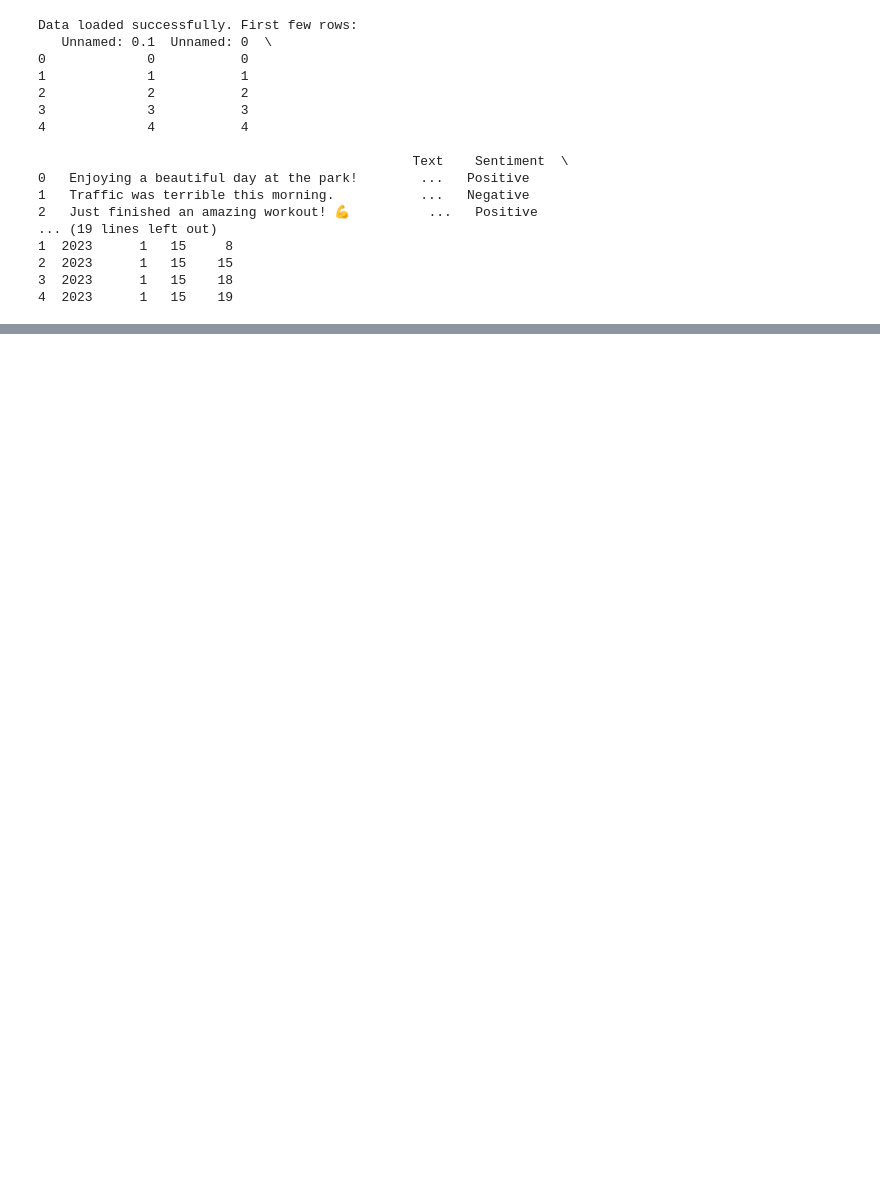
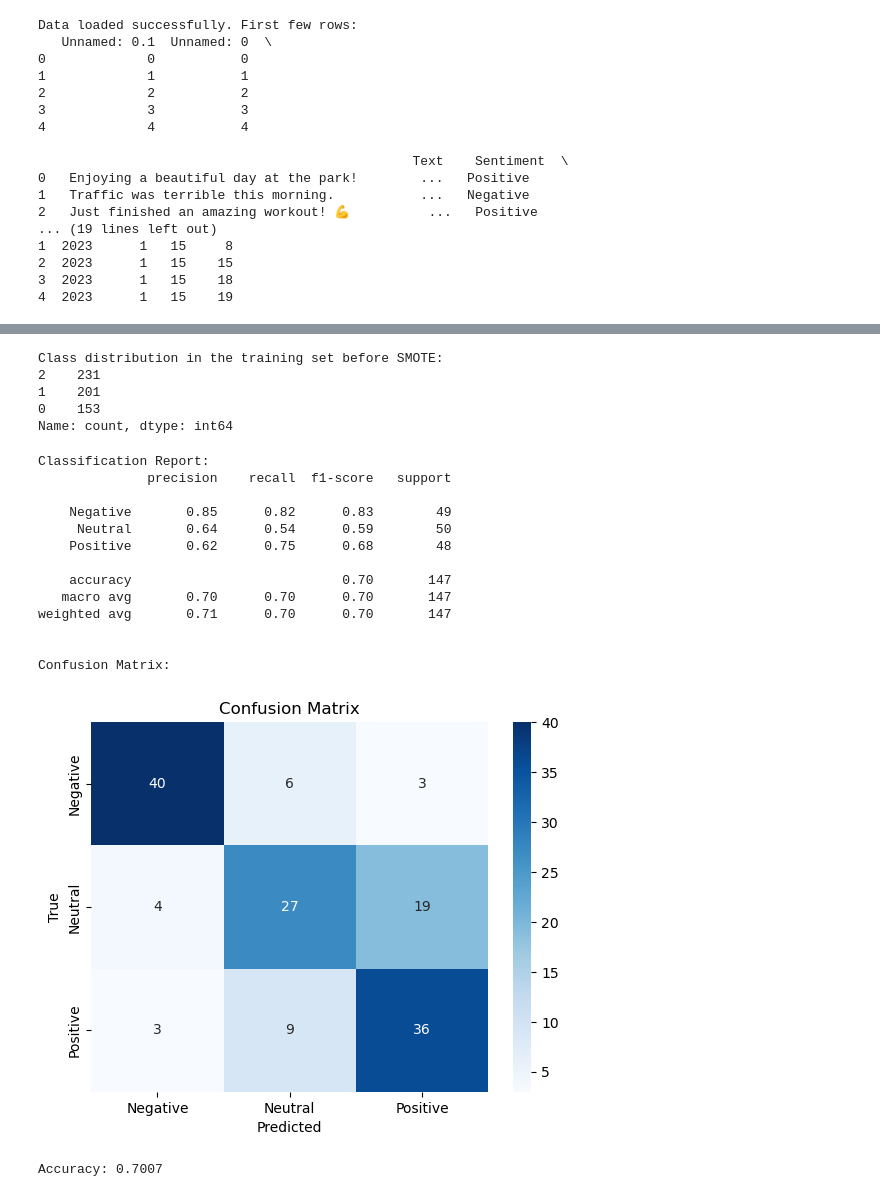
Before and after one commit to MiltonGreat/Sentiment-Analysis2, a Jupyter notebook: Sentiment Analysis2.ipynb, the cells around one changed output, grey strips where cells are left out. Saved outputs shown, nothing was run; the diff lists cells and outputs as text; code cells hidden in the pictures; blank space fills up the shorter version.

```diff
--- a/Sentiment Analysis2.ipynb
+++ b/Sentiment Analysis2.ipynb
@@ -246,0 +120,72 @@ The `ci` parameter is deprecated. Use `errorbar=None` for the same effect.
+# %%
+# Split the data into features (X) and target (y)
+X = data['Cleaned_Text']
+y = data['Simplified_Sentiment']
+
+# Encode target labels as numeric values
+from sklearn.preprocessing import LabelEncoder
+label_encoder = LabelEncoder()
+y_encoded = label_encoder.fit_transform(y)
+
+# Train-Test Split (80% training, 20% testing)
+X_train, X_test, y_train, y_test = train_test_split(X, y_encoded, test_size=0.2, random_state=42)
+
+# Convert Text to TF-IDF Features
+tfidf_vectorizer = TfidfVectorizer(max_features=5000, ngram_range=(1, 2))
+X_train_tfidf = tfidf_vectorizer.fit_transform(X_train)
+X_test_tfidf = tfidf_vectorizer.transform(X_test)
+
+# Check class distribution before SMOTE
+print("\nClass distribution in the training set before SMOTE:")
+print(pd.Series(y_train).value_counts())
+# %% [output]
+Class distribution in the training set before SMOTE:
+2    231
+1    201
+0    153
+Name: count, dtype: int64
+# %%
+# Ensure SMOTE is applied correctly to the TF-IDF features
+
+# Apply SMOTE (after TF-IDF transformation)
+smote = SMOTE(random_state=42)
+X_train_tfidf_resampled, y_train_resampled = smote.fit_resample(X_train_tfidf, y_train)
+
+# Train Logistic Regression Model
+model = LogisticRegression(max_iter=1000, random_state=42, class_weight='balanced')
+model.fit(X_train_tfidf_resampled, y_train_resampled)
+
+# Model Prediction
+y_pred = model.predict(X_test_tfidf)
+
+# Evaluate the Model
+print("\nClassification Report:")
+print(classification_report(y_test, y_pred, target_names=label_encoder.classes_))
+
+print("\nConfusion Matrix:")
+cm = confusion_matrix(y_test, y_pred)
+sns.heatmap(cm, annot=True, fmt='d', cmap='Blues', xticklabels=label_encoder.classes_, yticklabels=label_encoder.classes_)
+plt.xlabel('Predicted')
+plt.ylabel('True')
+plt.title('Confusion Matrix')
+plt.show()
+
+# Accuracy Score
+accuracy = accuracy_score(y_test, y_pred)
+print(f"\nAccuracy: {accuracy:.4f}")
+# %% [output]
+Classification Report:
+              precision    recall  f1-score   support
+
+    Negative       0.85      0.82      0.83        49
+     Neutral       0.64      0.54      0.59        50
+    Positive       0.62      0.75      0.68        48
+
+    accuracy                           0.70       147
+   macro avg       0.70      0.70      0.70       147
+weighted avg       0.71      0.70      0.70       147
+
+
+Confusion Matrix:
+[figure, added]
+Accuracy: 0.7007
```
Also changed, not shown: parts of 8 cells of this notebook.
